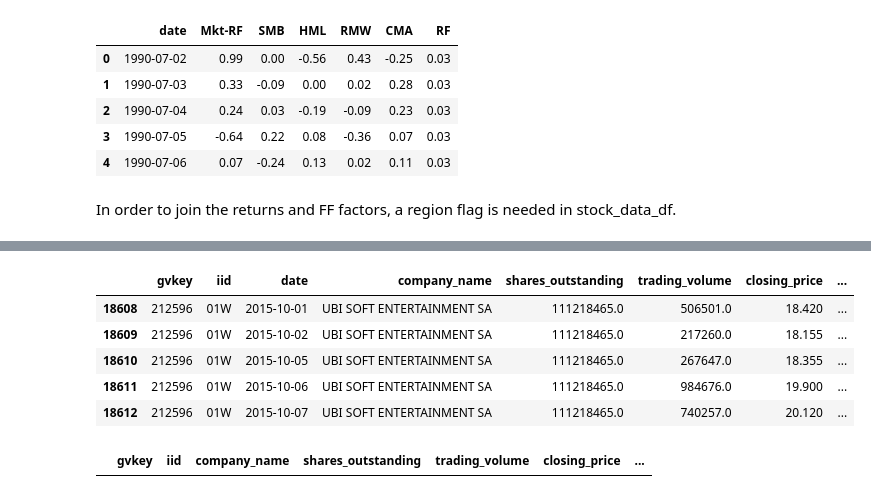
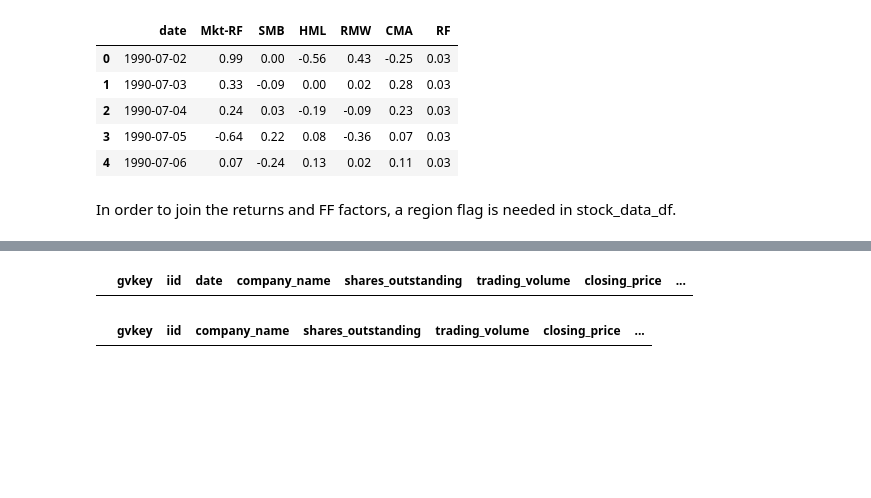
Before and after one commit to c0nn0rstevens/video-game-review-scores-returns-thesis, a Jupyter notebook: stock_prices_data_exploration.ipynb, the cells around one changed output, grey strips where cells are left out. Cells and saved outputs as stored; diff of their text form; code cells hidden in the pictures; blank space fills up the shorter version.

```diff
--- a/stock_prices_data_exploration.ipynb
+++ b/stock_prices_data_exploration.ipynb
@@ -53,0 +76,14 @@ array(['SONY GROUP CORPORATION', 'NINTENDO CO LTD',
+# %%
+# Create function for filling in missing isin values.
+def fill_missing_isin(company_name_input):
+
+    for company in companies_list:
+        if company['company_name'] == company_name_input:
+            return company['stock_id']
+
+        else:
+            continue
+# %%
+# Fill in missing isin values in global_stock_prices_df
+global_stock_prices_df['isin'] = global_stock_prices_df['conm'].map(fill_missing_isin)
+global_stock_prices_df.head()
@@ -281,17 +315,12 @@ With the region flags, it is now possible to join the Fama French 5 factor data
 # %%
 # Get subset of stock_data_df based on each region.
 stock_data_eu_df = stock_data_df[stock_data_df['eu']]
 stock_data_jp_df = stock_data_df[stock_data_df['jp']]
 stock_data_us_df= stock_data_df[stock_data_df['us']]
 
-stock_data_eu_df.head()
+stock_data_us_df.head()
 # %% [output]
 |  | gvkey | iid | date | company_name | shares_outstanding | trading_volume | closing_price | ... |
-| 18608 | 212596 | 01W | 2015-10-01 | UBI SOFT ENTERTAINMENT SA | 111218465.0 | 506501.0 | 18.420 | ... |
-| 18609 | 212596 | 01W | 2015-10-02 | UBI SOFT ENTERTAINMENT SA | 111218465.0 | 217260.0 | 18.155 | ... |
-| 18610 | 212596 | 01W | 2015-10-05 | UBI SOFT ENTERTAINMENT SA | 111218465.0 | 267647.0 | 18.355 | ... |
-| 18611 | 212596 | 01W | 2015-10-06 | UBI SOFT ENTERTAINMENT SA | 111218465.0 | 984676.0 | 19.900 | ... |
-| 18612 | 212596 | 01W | 2015-10-07 | UBI SOFT ENTERTAINMENT SA | 111218465.0 | 740257.0 | 20.120 | ... |
 # %%
 # Join eu subset with europe fama french data.
 stock_data_eu_df = pd.merge(stock_data_eu_df, europe_ff_df, how='left', on='date')
```
Also changed, not shown: parts of 18 cells of this notebook.
